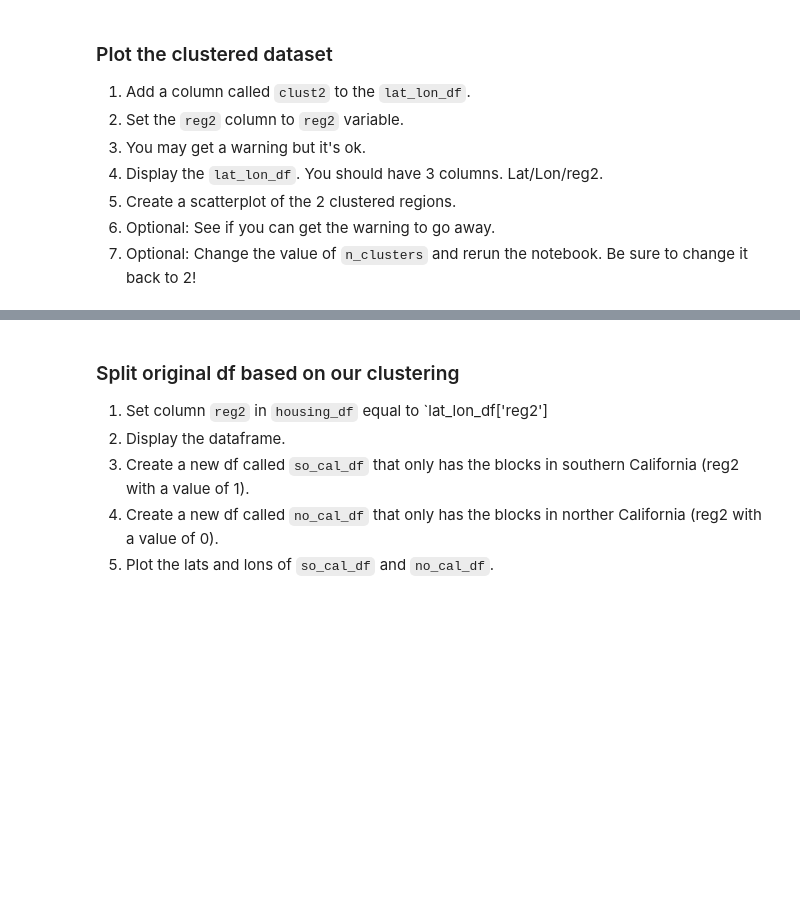
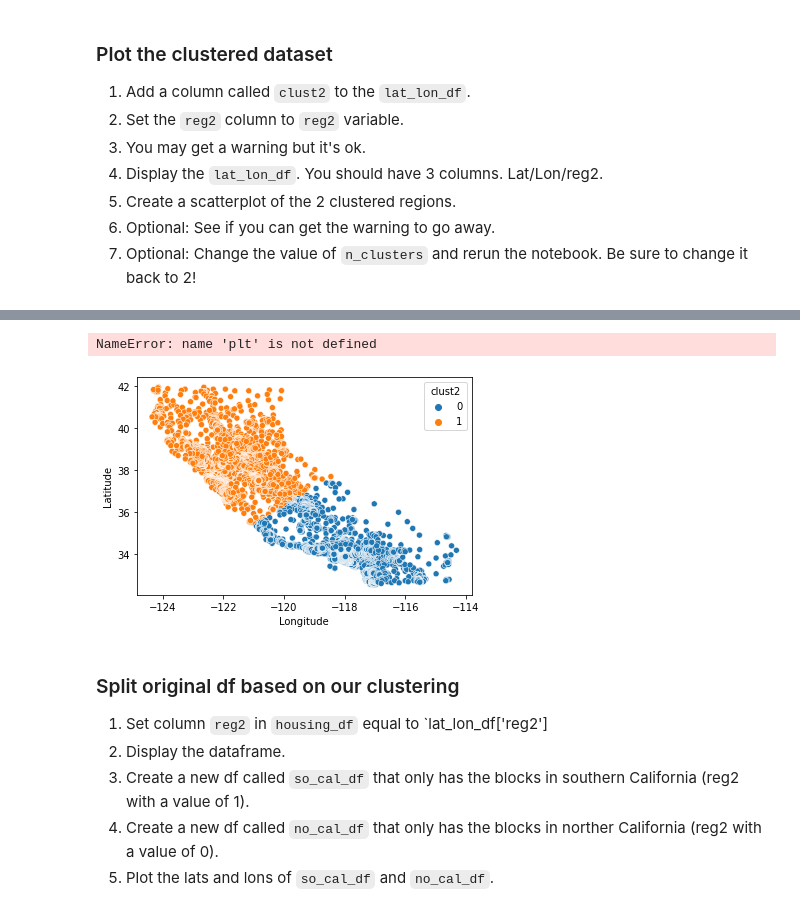
Before and after one commit to abielhammonds/week_17_homework, a Jupyter notebook: cal_housing_hw.ipynb, the cells around one changed output, grey strips where cells are left out. Saved outputs shown, nothing was run; the diff lists cells and outputs as text; code cells hidden in the pictures; blank space fills up the shorter version.

```diff
--- a/cal_housing_hw.ipynb
+++ b/cal_housing_hw.ipynb
@@ -202,4 +212,7 @@ lat_lon_df.head()
 from sklearn.cluster import KMeans
 # %%
 #Create a kmeans variable with KMeans and set n_clusters = 2
-kmeans = KMeans(n_clusters=2, random_state=0).fit(X)
+kmeans = KMeans(n_clusters=2)
+# %%
+#Fit the kmeans model to the lat_lon_df
+kmeans.fit(lat_lon_df)
@@ -221,0 +241,4 @@ array([[  33.94126851, -118.00789306],
+# %%
+#print the labels using kmeans.labels_
+#create a variable called clust2 that holds kmeans.labels_.
+clust2 = list(kmeans.labels_)
@@ -249,0 +259,4 @@ See the caveats in the documentation: https://pandas.pydata.org/pandas-docs/stab
+# %%
+#Add a column called clust2 to the lat_lon_df
+#Set the clust2 column to clust2 variable
+lat_lon_df['clust2'] = clust2
@@ -250,3 +279,13 @@ See the caveats in the documentation: https://pandas.pydata.org/pandas-docs/stab
+# %%
+#Create a scatterplot of the 2 clustered regions
+
+centroids = kmeans.cluster_centers_
+centroids
+sns.scatterplot(x='Longitude',y='Latitude',data=lat_lon_df,hue='clust2')
+plt.scatter(x=centroids[:,1], y=centroids[:,0], color='r',marker='D')
+# %% [output]
+NameError: name 'plt' is not defined
+[figure, added]
 # %% [markdown]
 ### Split original df based on our clustering
 1. Set column `reg2` in `housing_df` equal to `lat_lon_df['reg2']
```
Also changed, not shown: parts of 32 cells of this notebook.
